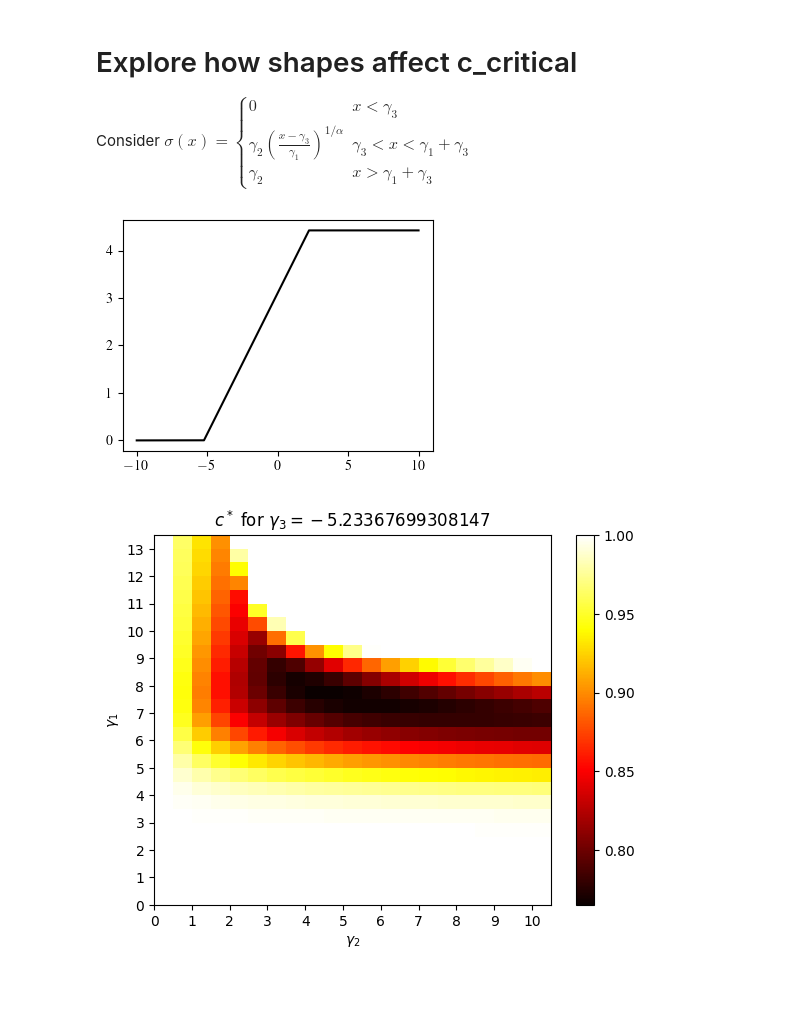
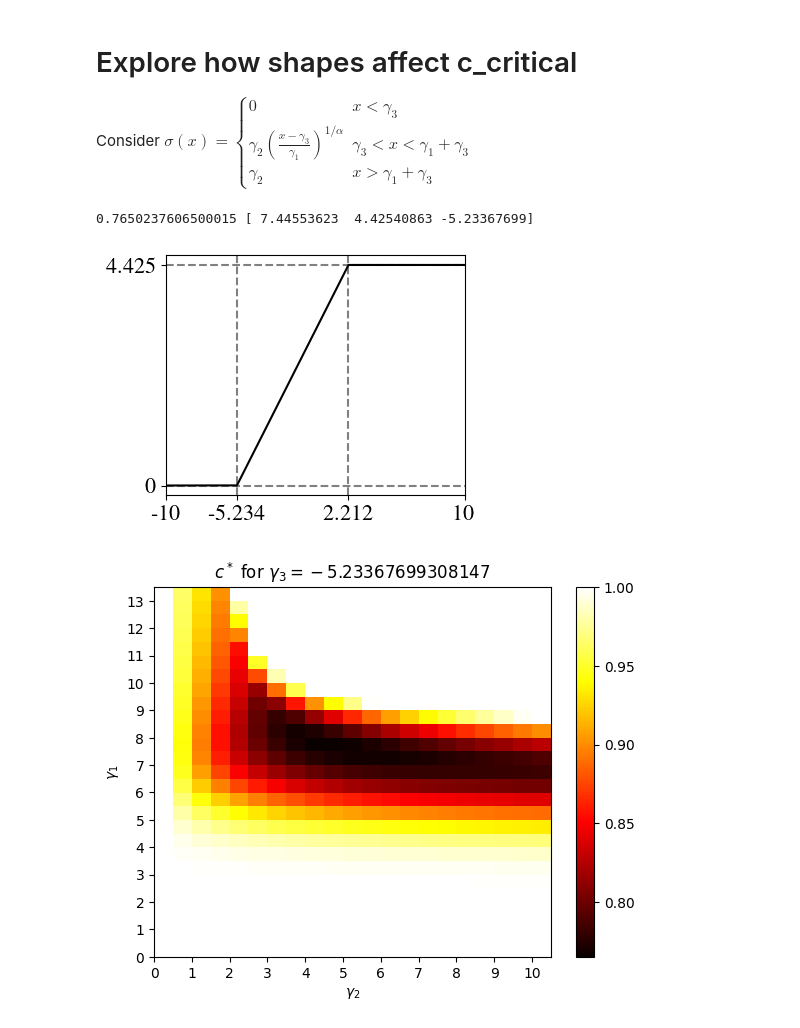
Before and after one commit to yuxinma98/NonlinearLaplacian, a Jupyter notebook: planted_submatrix.ipynb, the cells around one changed output. Drawn from its saved outputs; the diff is of its cells as text; code cells hidden in the pictures; blank space fills up the shorter version.

```diff
--- a/planted_submatrix.ipynb
+++ b/planted_submatrix.ipynb
@@ -83,14 +82,31 @@ except FileNotFoundError:
     res = spo.minimize(find_c_for_parametrized_sigma, [2, 2, -1], method="Nelder-Mead")
     with open(pickle_file, "wb") as f:
         pickle.dump(res, f)
+print(res.fun, res.x)
+# %% [output]
+0.7650237606500015 [ 7.44553623  4.42540863 -5.23367699]
-# %%
-x = np.arange(-10, 10, 0.01)
-plt.figure(figsize=(4, 3))
-plt.plot(x, [sigma_3params(i, res.x[:3]) for i in x], color="black")
-plt.savefig(plot_dir / "piecewise_linear_sigma.pdf", bbox_inches="tight")
-plt.show()
-# %% [output]
-[figure, removed]
+# %%
+x = np.arange(-10, 10, 0.01)
+fig, ax = plt.subplots(figsize=(4, 3))
+
+ax.plot(x, [sigma_3params(i, res.x[:3]) for i in x], color="black")
+ax.set_xticks([-10, res.x[2], res.x[0] + res.x[2], 10])
+ax.set_yticks([0, res.x[1]])
+ax.set_xticklabels([-10, f"{res.x[2]:.3f}", f"{res.x[0] + res.x[2]:.3f}", 10], fontsize=16)
+ax.set_yticklabels([0, f"{res.x[1]:.3f}"], fontsize=16)
+
+ax.vlines(res.x[2], -0.2, res.x[1] + 0.2, linestyle="--", color="grey", zorder=1)
+ax.vlines(res.x[0] + res.x[2], -0.2, res.x[1] + 0.4, linestyle="--", color="gray", zorder=1)
+ax.hlines(res.x[1], -10, 10, linestyle="--", color="gray", zorder=1)
+ax.hlines(0, -10, 10, linestyle="--", color="gray", zorder=1)
+ax.set_ylim(-0.2, res.x[1] + 0.2)
+ax.set_xlim(-10, 10)
+fig.tight_layout()
+fig.savefig(plot_dir / "piecewise_linear_sigma.pdf")
+plt.show()
+plt.close(fig)
+# %% [output]
+[figure, added]
 # %%
 a_range = np.arange(0, 14, 0.5)
 b_range = np.arange(0, 11, 0.5)
```
Also changed, not shown: parts of 13 cells of this notebook, 27 other files.
